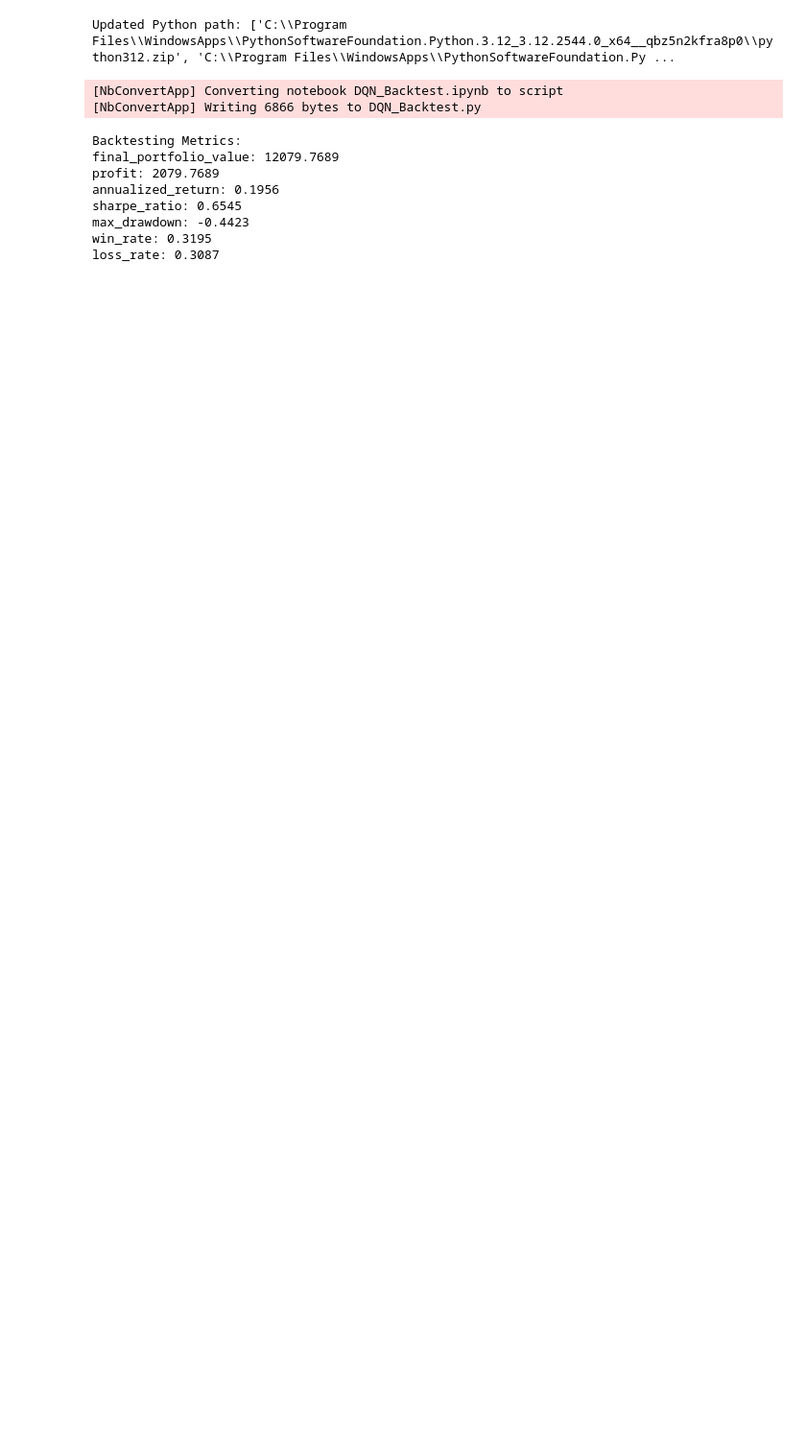
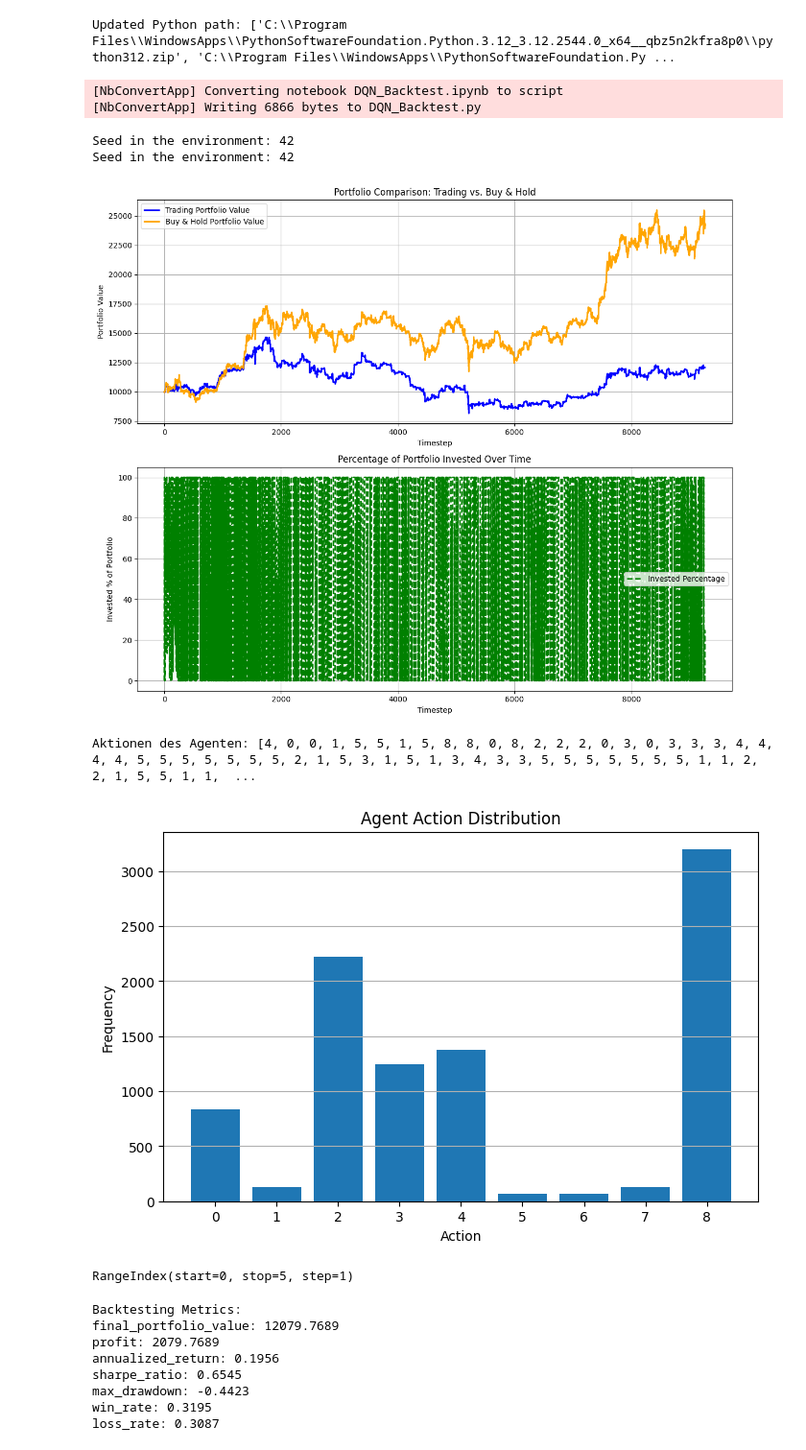
Before and after one commit to TrxtanF/Studienarbeit, a Jupyter notebook: Backtesting/RL_Backtest_Agents/DQN_Backtest.ipynb, the cells around one changed output. Shown at 96% size. Drawn from its saved outputs; the diff is of its cells as text; code cells hidden in the pictures; blank space fills up the shorter version.

```diff
--- a/Backtesting/RL_Backtest_Agents/DQN_Backtest.ipynb
+++ b/Backtesting/RL_Backtest_Agents/DQN_Backtest.ipynb
@@ -58,7 +58,7 @@ def run_dqn_backtest():
     )
 
     # === Modell laden ===
-    model_path = os.path.join(BASE_DIR, '../../Agents/DQN/model_without_buffer')
+    model_path = os.path.join(BASE_DIR, '../../Agents/DQN/dqn_trading_model_')
     model = DQN.load(model_path)
 
     # === Episode ausführen ===
@@ -98,9 +98,25 @@ def run_dqn_backtest():
     plt.grid(axis='y')
     plt.show()
 
+    # Erzeuge Zeitindex, passend zur Länge des Portfolios
+    index = test_env.data.index[-len(test_env.portfolio_value_history):]
+
+    portfolio_series = pd.Series(test_env.portfolio_value_history, index=index)
+
     return {
-        "portfolio": pd.Series(test_env.portfolio_value_history)
+        "portfolio": portfolio_series,
+        "actions": action_list
     }
+# %%
+dqn_result = run_dqn_backtest()
+print(dqn_result["portfolio"].index[:5])
+# %% [output]
+Seed in the environment: 42
+Seed in the environment: 42
+[figure, added]
+Aktionen des Agenten: [4, 0, 0, 1, 5, 5, 1, 5, 8, 8, 0, 8, 2, 2, 2, 0, 3, 0, 3, 3, 3, 4, 4, 4, 4, 5, 5, 5, 5, 5, 5, 5, 2, 1, 5, 3, 1, 5, 1, 3, 4, 3, 3, 5, 5, 5, 5, 5, 5, 5, 1, 1, 2, 2, 1, 5, 5, 1, 1,  ...
+[figure, added]
+RangeIndex(start=0, stop=5, step=1)
 # %%
 import numpy as np
 
```
Also changed, not shown: 2 other files.
